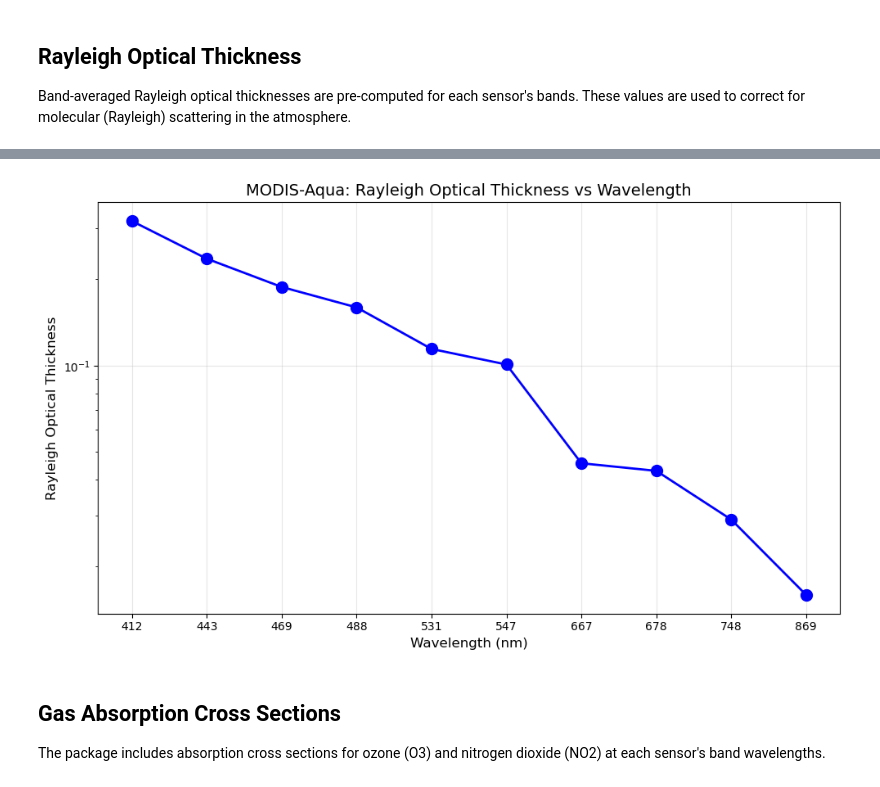
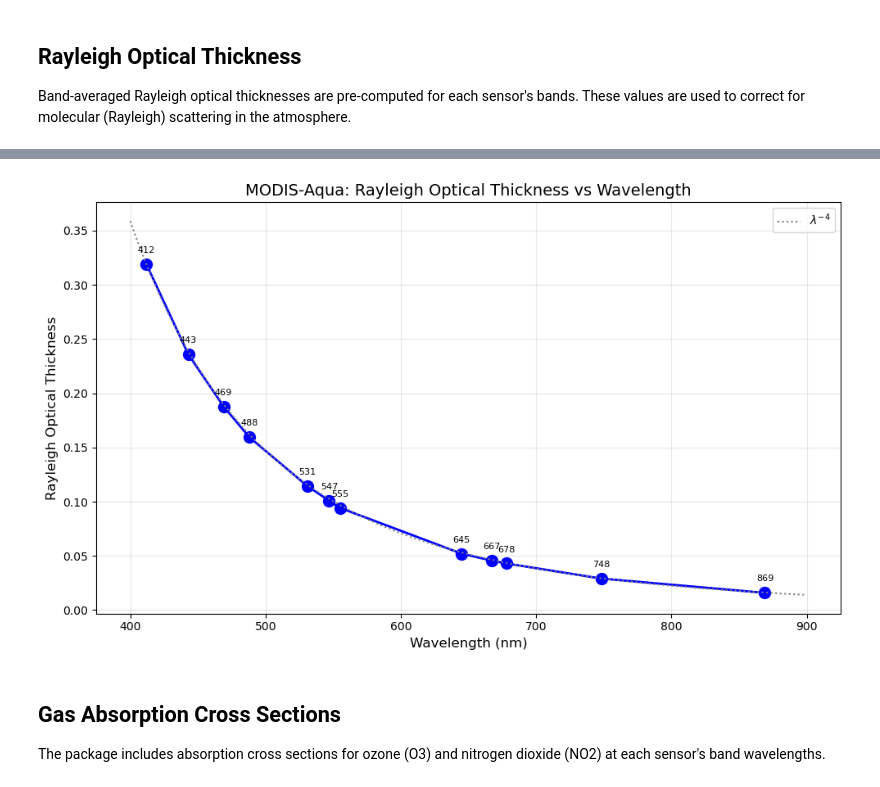
Before and after one commit to ocean-colour/correct-atmosphere, a Jupyter notebook: nb/01_getting_started.ipynb, the cells around one changed output, grey strips where cells are left out. Drawn from its saved outputs; the diff is of its cells as text; code cells hidden in the pictures.

```diff
--- a/nb/01_getting_started.ipynb
+++ b/nb/01_getting_started.ipynb
@@ -155,24 +139,35 @@ modis_rayleigh
 # %%
 # Visualize Rayleigh optical thickness vs wavelength
 #wavelengths = list(modis_bands.values())
-bands = list(modis_rayleigh.keys())
+bands = np.array(list(modis_rayleigh.keys()),dtype=float)
 tau_r_values = list(modis_rayleigh.values())
 
 plt.figure(figsize=(10, 6))
-plt.semilogy(bands, tau_r_values, 'bo-', markersize=10, linewidth=2)
+ax = plt.gca()
+#plt.semilogy(bands, tau_r_values, 'bo-', markersize=10, linewidth=2)
+ax.plot(bands, tau_r_values, 'bo-', markersize=10, linewidth=2)
 plt.xlabel('Wavelength (nm)', fontsize=12)
 plt.ylabel('Rayleigh Optical Thickness', fontsize=12)
 plt.title('MODIS-Aqua: Rayleigh Optical Thickness vs Wavelength', fontsize=14)
 plt.grid(True, alpha=0.3)
 
 # Annotate bands
-for wl, tau, band in zip(wavelengths, tau_r_values, modis_bands.keys()):
+for wl, tau, band in zip(bands, tau_r_values, modis_bands.keys()):
     plt.annotate(band, (wl, tau), textcoords="offset points", xytext=(0, 10), ha='center', fontsize=8)
+
+# l^-4
+wvs = np.linspace(400., 900., 1000)
+iwv = np.argmin(np.abs(wvs-412.))
+Rs = tau_r_values[0] * (wvs/412.)**(-4)
+
+ax.plot(wvs, Rs, ':', color='gray', label=r'$\lambda^{-4}$')
+
+ax.legend()
 
 plt.tight_layout()
 plt.show()
 # %% [output]
-[figure, old version]
+[figure, new version]
 # %% [markdown]
 ## Gas Absorption Cross Sections
 
```
Also changed, not shown: parts of 11 cells of this notebook, 1 other file.
